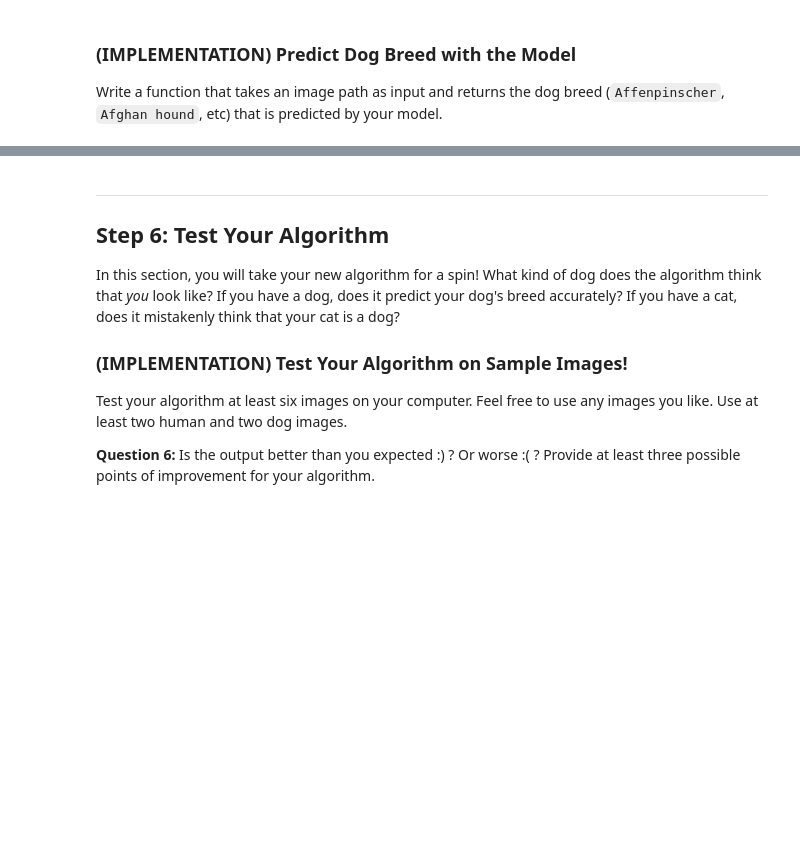
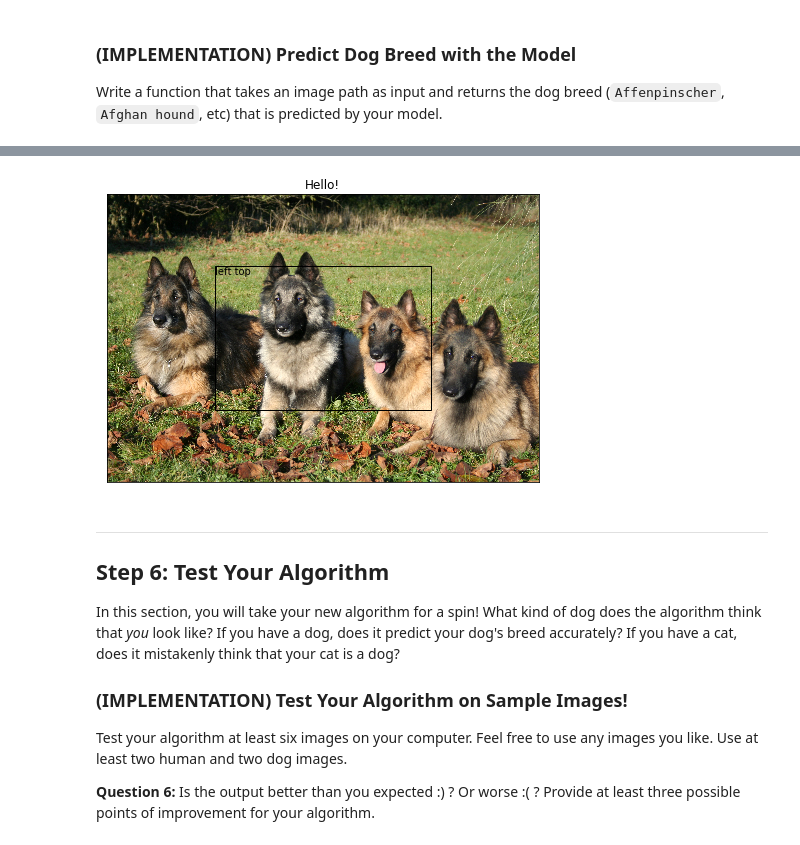
Before and after one commit to huohsien/test_udacity_dlnd, a Jupyter notebook: project-dog-classification/dog_app.ipynb, the cells around one changed output, grey strips where cells are left out. Saved outputs shown, nothing was run; the diff lists cells and outputs as text; code cells hidden in the pictures; blank space fills up the shorter version.

```diff
--- a/project-dog-classification/dog_app.ipynb
+++ b/project-dog-classification/dog_app.ipynb
@@ -903,3 +902,42 @@ def run_app(img_path):
+# %%
+### TODO: Write your algorithm.
+### Feel free to use as many code cells as needed.
+%matplotlib inline
+import matplotlib.pyplot as plt
+import matplotlib.image as mpimg
+import matplotlib.patches as patches
+
+def run_app(img_path):
+    ## handle cases for a human face, dog, and neither
+    left, width = .25, .5
+    bottom, height = .25, .5
+    right = left + width
+    top = bottom + height
+
+    fig = plt.figure()
+    ax = fig.add_axes([0,0,1,1])
+    # axes coordinates are 0,0 is bottom left and 1,1 is upper right
+    p = patches.Rectangle((left, bottom), width, height, fill=False, transform=ax.transAxes, clip_on=False)
+    ax.add_patch(p)
+    img=mpimg.imread(img_path)
+    ax.imshow(img)
+    ax.yaxis.set_major_locator(plt.NullLocator())
+    ax.xaxis.set_major_locator(plt.NullLocator())
+    ax.set_title('Hello!')
+    ax.text(left, top, 'left top',
+        horizontalalignment='left',
+        verticalalignment='top',
+        transform=ax.transAxes)
+    plt.show()
+#     if dog_detector(img_path):
+
+#     if face_detector(img_path):
+#         #show 'you look like a XXX (dog breed)'
+
+
+run_app('dogImages/test/022.Belgian_tervuren/Belgian_tervuren_01607.jpg')
+# %% [output]
+[figure, added]
 # %% [markdown]
 ---
 <a id='step6'></a>
```
Also changed, not shown: parts of 13 cells of this notebook.
